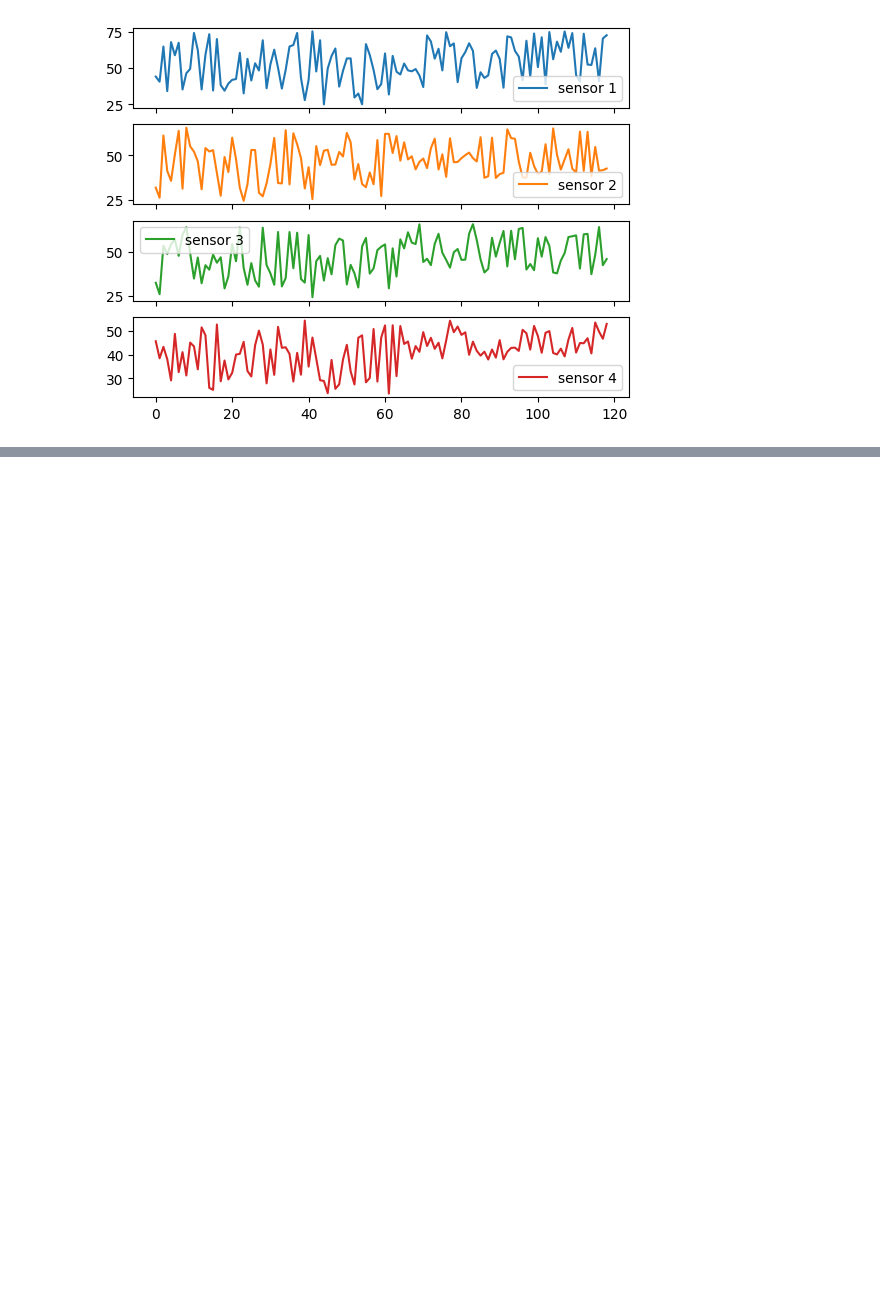
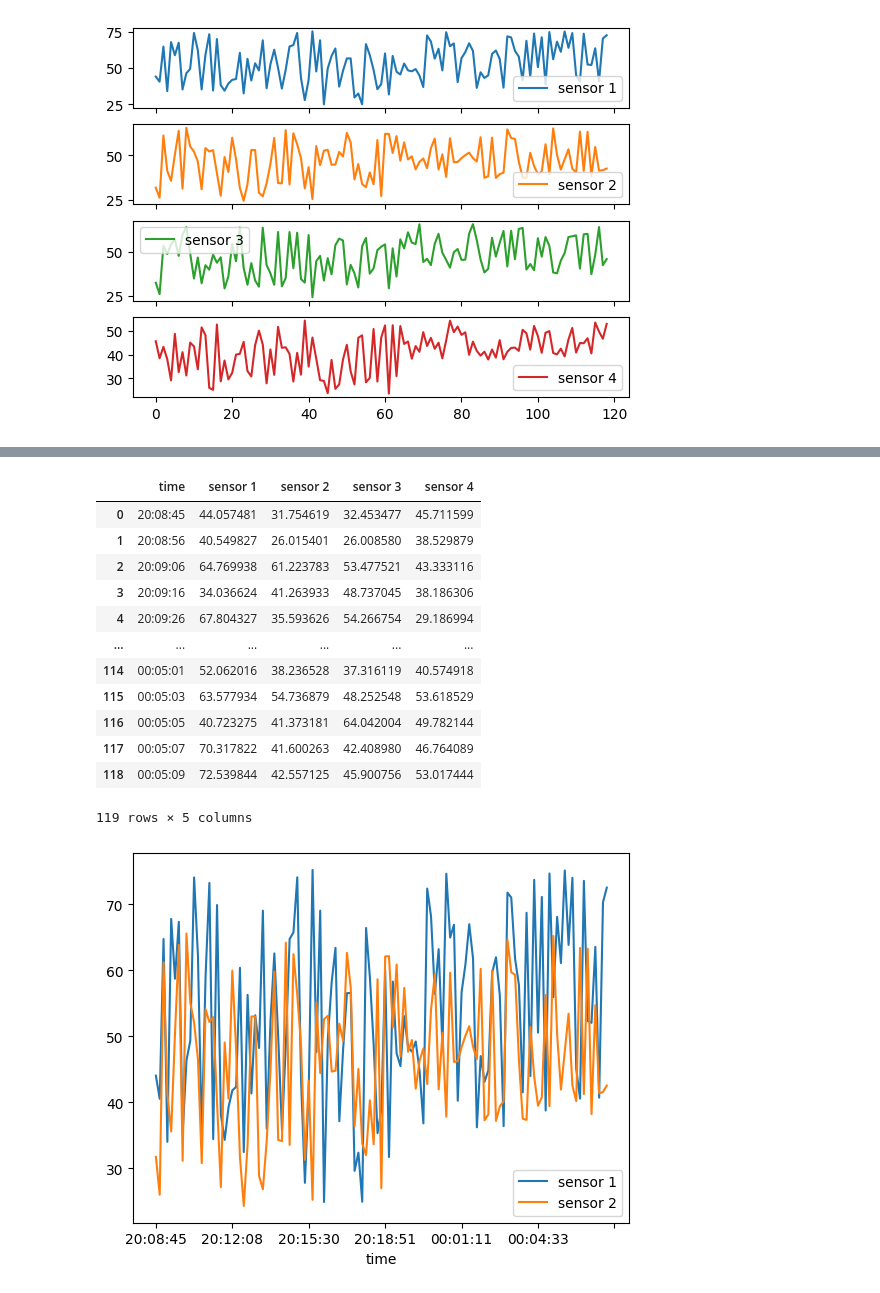
Before and after one commit to Virajbiz98/Python_Learning, a Jupyter notebook: learn_librerys/pandas/Untitled.ipynb, the cells around one changed output, grey strips where cells are left out. Drawn from its saved outputs; the diff is of its cells as text; code cells hidden in the pictures; blank space fills up the shorter version.

```diff
--- a/learn_librerys/pandas/Untitled.ipynb
+++ b/learn_librerys/pandas/Untitled.ipynb
@@ -30,0 +49,18 @@ array([<Axes: >, <Axes: >, <Axes: >, <Axes: >], dtype=object)
+# %%
+df.plot(x="time",y=["sensor 1", "sensor 2"])
+df
+# %% [output]
+|  | time | sensor 1 | sensor 2 | sensor 3 | sensor 4 |
+| 0 | 20:08:45 | 44.057481 | 31.754619 | 32.453477 | 45.711599 |
+| 1 | 20:08:56 | 40.549827 | 26.015401 | 26.008580 | 38.529879 |
+| 2 | 20:09:06 | 64.769938 | 61.223783 | 53.477521 | 43.333116 |
+| 3 | 20:09:16 | 34.036624 | 41.263933 | 48.737045 | 38.186306 |
+| 4 | 20:09:26 | 67.804327 | 35.593626 | 54.266754 | 29.186994 |
+| ... | ... | ... | ... | ... | ... |
+| 114 | 00:05:01 | 52.062016 | 38.236528 | 37.316119 | 40.574918 |
+| 115 | 00:05:03 | 63.577934 | 54.736879 | 48.252548 | 53.618529 |
+| 116 | 00:05:05 | 40.723275 | 41.373181 | 64.042004 | 49.782144 |
+| 117 | 00:05:07 | 70.317822 | 41.600263 | 42.408980 | 46.764089 |
+| 118 | 00:05:09 | 72.539844 | 42.557125 | 45.900756 | 53.017444 |
+119 rows × 5 columns
+[figure, added]
```
Also changed, not shown: parts of 2 cells of this notebook.
